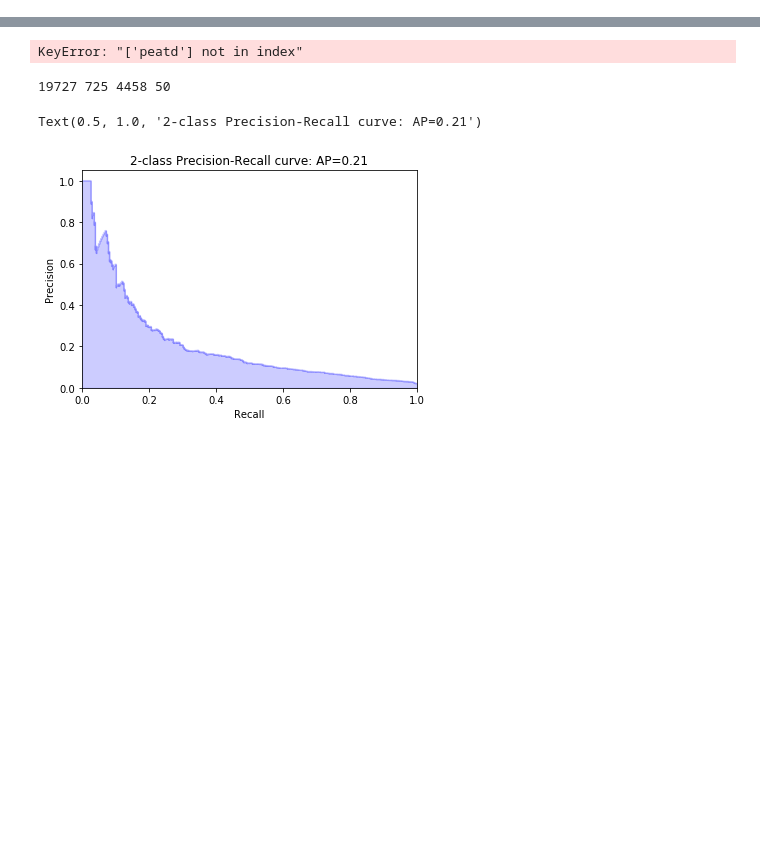
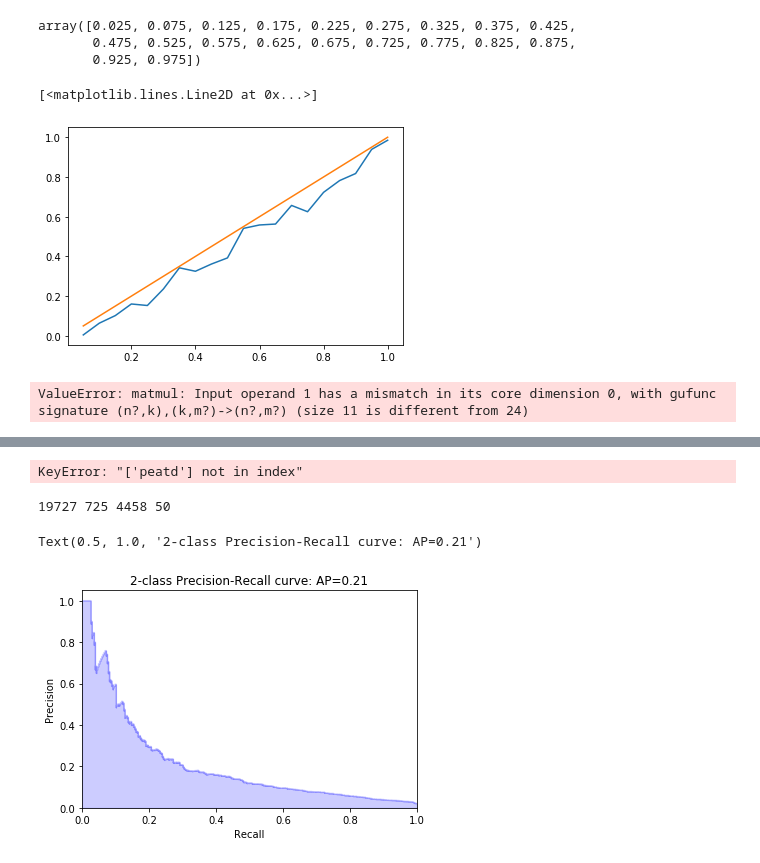
Before and after one commit to tadasnik/tofewsi, a Jupyter notebook: forecast.ipynb, the cells around one changed output, grey strips where cells are left out. Cells and saved outputs as stored; diff of their text form; code cells hidden in the pictures; blank space fills up the shorter version.

```diff
--- a/forecast.ipynb
+++ b/forecast.ipynb
@@ -20,4 +24,12 @@ def get_year_train_test_select(dfr, year):
     return X_train, X_test
+# %%
+def get_year_train_test(dfr, year):
+    X_train = dfr.loc[dfr.year != year]
+    X_test = dfr.loc[dfr.year == year]
+    #poss = dfr[dfr.labels == 1]
+    #negs = dfr[dfr.labels == 0].sample(n = poss.shape[0] * 4)
+    #X_train = pd.concat([poss, negs])
+    return X_train, X_test
 # %%
 def get_year_train_test_(dfr, year):
     X_train = dfr[dfr.year != year]
@@ -37,7 +49,9 @@ def equalize_classes(dfr):
 # %%
 %run svm_model.py
 # %%
-frp_train = pd.read_parquet('data/feature_train_fr_0.25deg_v4.parquet')
+#frp_train = pd.read_parquet('data/feature_train_daily_0.25deg_2019_12_31.parquet')
+frp_train = pd.read_parquet('data/feature_train_fr_0.25deg_2019_12_31.parquet')
+#frp_train['year'] = frp_train.date.dt.year
 #frp_train = pd.read_parquet('data/test_frp.parquet')
 #frp_train = frp_train[frp_train.date.dt.year < 2019]
 fm = FireMod(frp_train.reset_index(), lc + weather, 'frp', 10, max_fact  = 50000)
@@ -64,0 +81,12 @@ IndexError: list index out of range
+# %%
+year = 2009
+model = 'clfnn1'
+feats = lc + weather
+#feats = lc + tps + t2ms[:30] + h2m[:30]# + w10
+train, test = get_year_train_test(dfr, year)
+train = train.sample(n = 100000)
+print(test.shape)
+x_train = train[feats]
+y_train = train['labels'].astype(int)
+x_test = test[feats]
+y_test = test['labels'].astype(int)
@@ -64,0 +243,24 @@ IndexError: list index out of range
+# %%
+#def reliability_curve(y_true, y_score):
+bins = np.linspace(0, 1, 21)
+centres = (bins + (bins[1] - bins[0]))[:-1]
+df = pd.DataFrame({'label': y_test, 'prob': probs})
+df['bined'] = pd.cut(df.prob, bins)
+# %%
+(bins + 0.025)[:-1]
+# %% [output]
+array([0.025, 0.075, 0.125, 0.175, 0.225, 0.275, 0.325, 0.375, 0.425,
+       0.475, 0.525, 0.575, 0.625, 0.675, 0.725, 0.775, 0.825, 0.875,
+       0.925, 0.975])
+# %%
+gr = df.groupby(['bined'])['label'].agg(count = 'count', suma = 'sum')
+vals = (gr['suma'] / gr['count']).values
+plt.plot(centres, vals)
+plt.plot(centres, centres)
+# %% [output]
+[<matplotlib.lines.Line2D at 0x...>]
+[figure, added]
+# %%
+print(clf.predict_proba(yy))
+# %% [output]
+ValueError: matmul: Input operand 1 has a mismatch in its core dimension 0, with gufunc signature (n?,k),(k,m?)->(n?,m?) (size 11 is different from 24)
```
Also changed, not shown: parts of 39 cells of this notebook, 1 other file.
